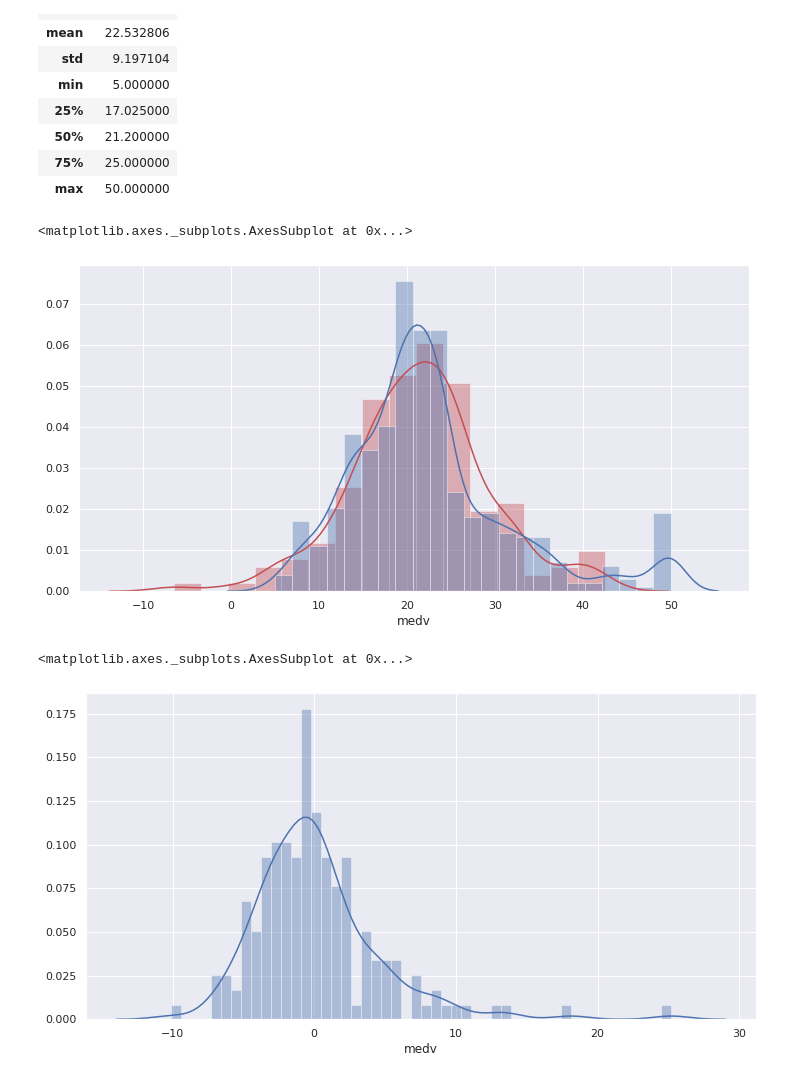
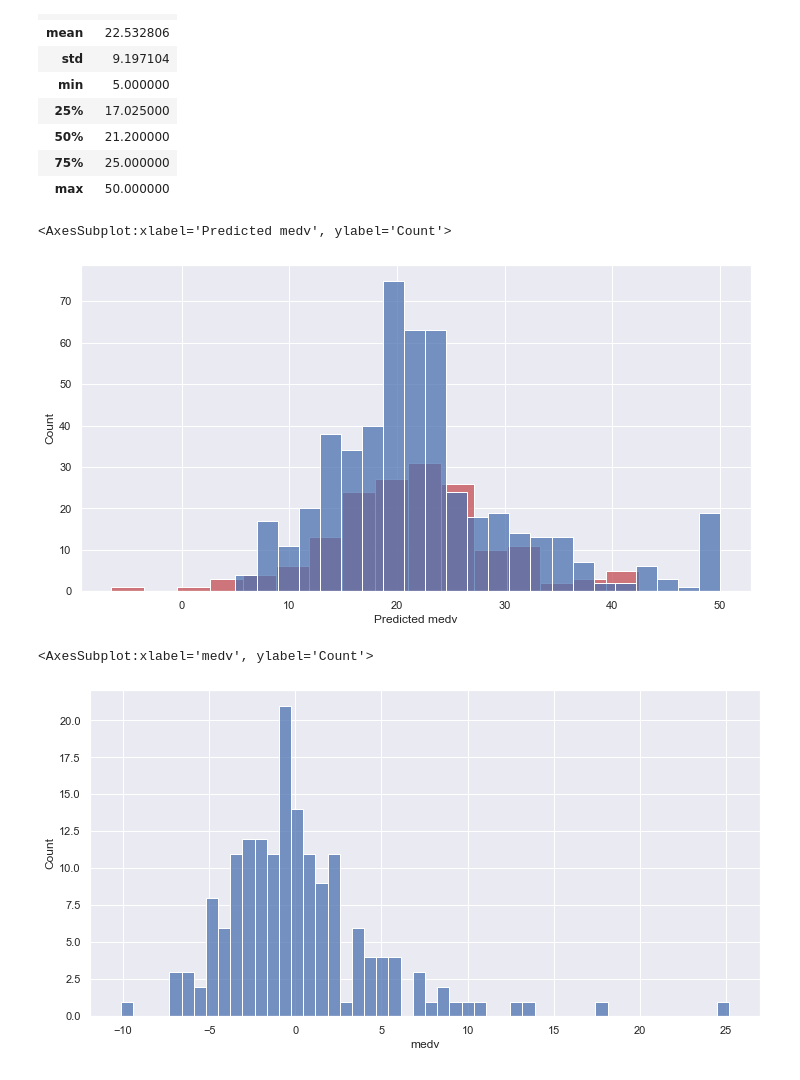
Before and after one commit to LeonardoSMSoares/Data-Science-and-Machine-Learning-Bootcamp, a Jupyter notebook: 05 - Linear Regression - Houses Prices.ipynb, the cells around one changed output. Drawn from its saved outputs; the diff is of its cells as text; code cells hidden in the pictures.

```diff
--- a/05 - Linear Regression - Houses Prices.ipynb
+++ b/05 - Linear Regression - Houses Prices.ipynb
@@ -142,11 +145,3 @@ y
 504    22.0
 505    11.9
 Name: medv, Length: 506, dtype: float64
-# %%
-# Import train_test_split
-from sklearn.model_selection import train_test_split
-
-X = df.drop(['medv'],axis=1)
-# %%
-# Create the X variable
-X = df.drop(['medv'],axis=1)
@@ -163,3 +147,0 @@ X.head()
-# %%
-# Create the y variable
-y = df['medv']
@@ -238,18 +211,16 @@ df[['medv']].describe()
 # %%
 # Plot the distribution of medv and the predicted medv
 plt.figure(figsize=(12,6))
-sns.distplot(predctions_df['Predicted medv'],color='r')
-sns.distplot(df['medv'])
+sns.histplot(predctions_df['Predicted medv'],color='r')
+sns.histplot(df['medv'])
 # %% [output]
-<matplotlib.axes._subplots.AxesSubplot at 0x...>
+<AxesSubplot:xlabel='Predicted medv', ylabel='Count'>
-[figure, old version]
+[figure, new version]
 # %%
-# Plot a graph showing the distribution of
-# the difference between the predicted and the
-# actual values
+# A graph showing the distribution of the difference between the predicted and the actual values
 plt.figure(figsize=(12,6))
-sns.distplot((y_test-predictions),bins=50)
+sns.histplot((y_test-predictions),bins=50)
 # %% [output]
-<matplotlib.axes._subplots.AxesSubplot at 0x...>
+<AxesSubplot:xlabel='medv', ylabel='Count'>
-[figure, old version]
+[figure, new version]
 # %%
```
Also changed, not shown: parts of 25 cells of this notebook, 1 other file.
